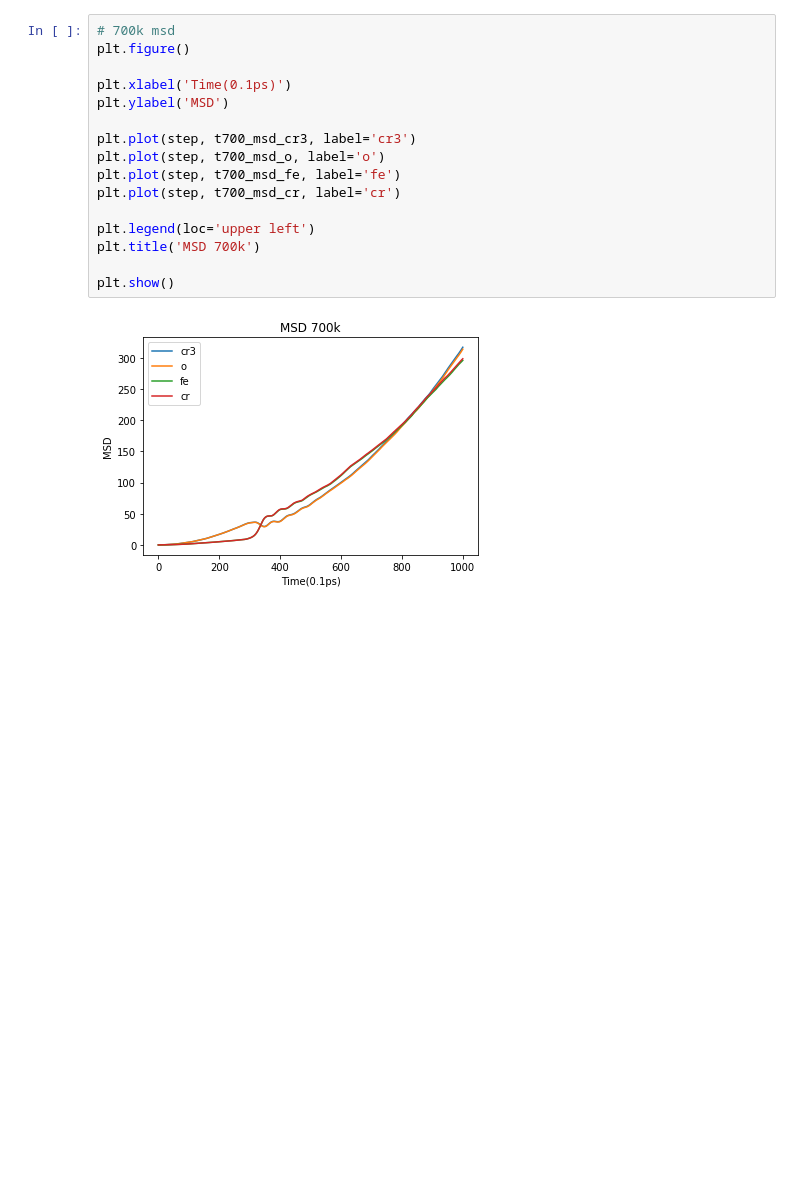
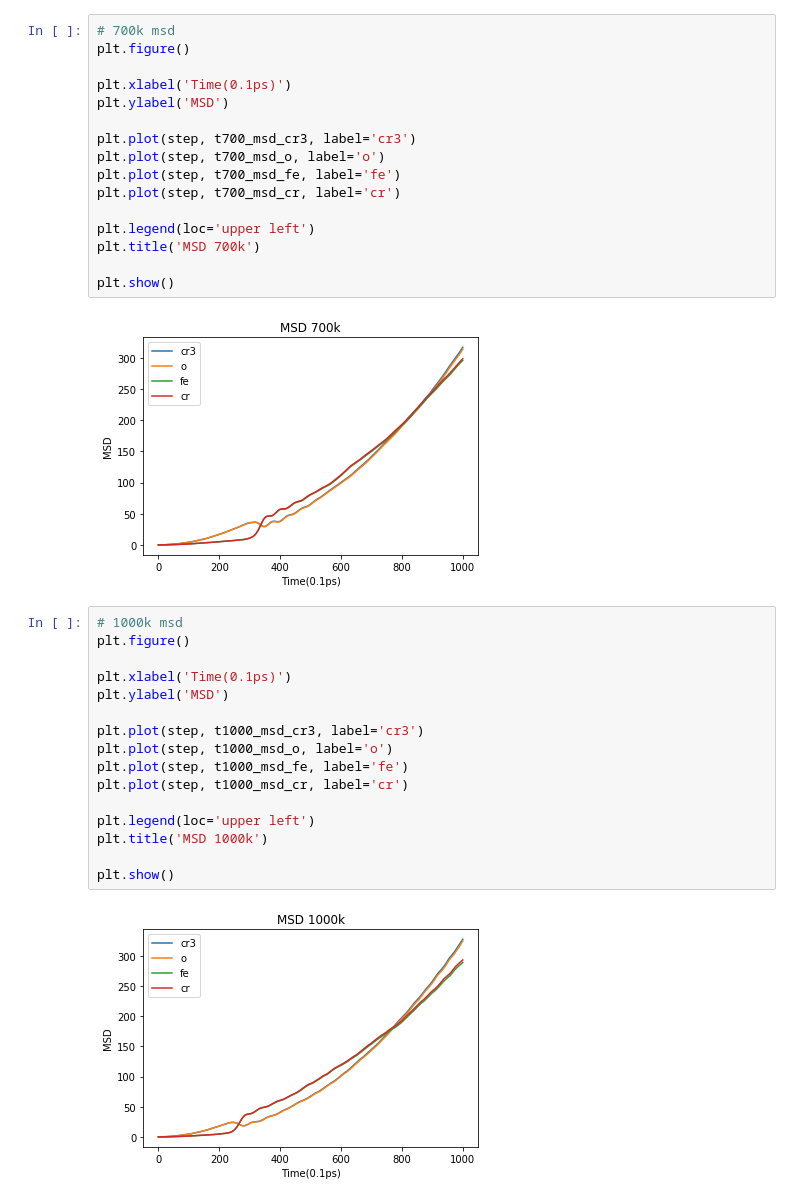
Before and after one commit to YuanshuoZhangDE/Python, a Jupyter notebook: Jupyter/Lammps Data Analysis/Cr2O3-FeCr/strain-stress-msd.ipynb, the cells around one changed output. Drawn from its saved outputs; the diff is of its cells as text; blank space fills up the shorter version.

```diff
--- a/Jupyter/Lammps Data Analysis/Cr2O3-FeCr/strain-stress-msd.ipynb
+++ b/Jupyter/Lammps Data Analysis/Cr2O3-FeCr/strain-stress-msd.ipynb
@@ -120,6 +207,24 @@ plt.title('MSD 700k')
 plt.show()
 # %% [output]
 [figure]
+# %%
+# 1000k msd
+plt.figure()
+
+plt.xlabel('Time(0.1ps)')
+plt.ylabel('MSD')
+
+plt.plot(step, t1000_msd_cr3, label='cr3')
+plt.plot(step, t1000_msd_o, label='o')
+plt.plot(step, t1000_msd_fe, label='fe')
+plt.plot(step, t1000_msd_cr, label='cr')
+
+plt.legend(loc='upper left')
+plt.title('MSD 1000k')
+
+plt.show()
+# %% [output]
+[figure, added]
 # %%
 # Cr msd
 plt.figure()
```
Also changed, not shown: parts of 9 cells of this notebook, 2 other files.
